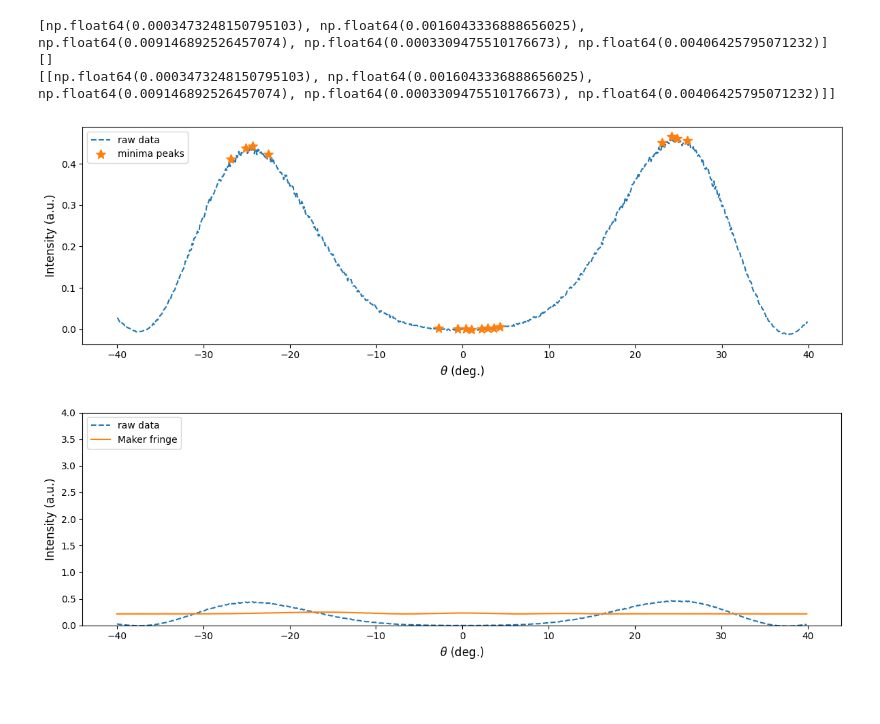
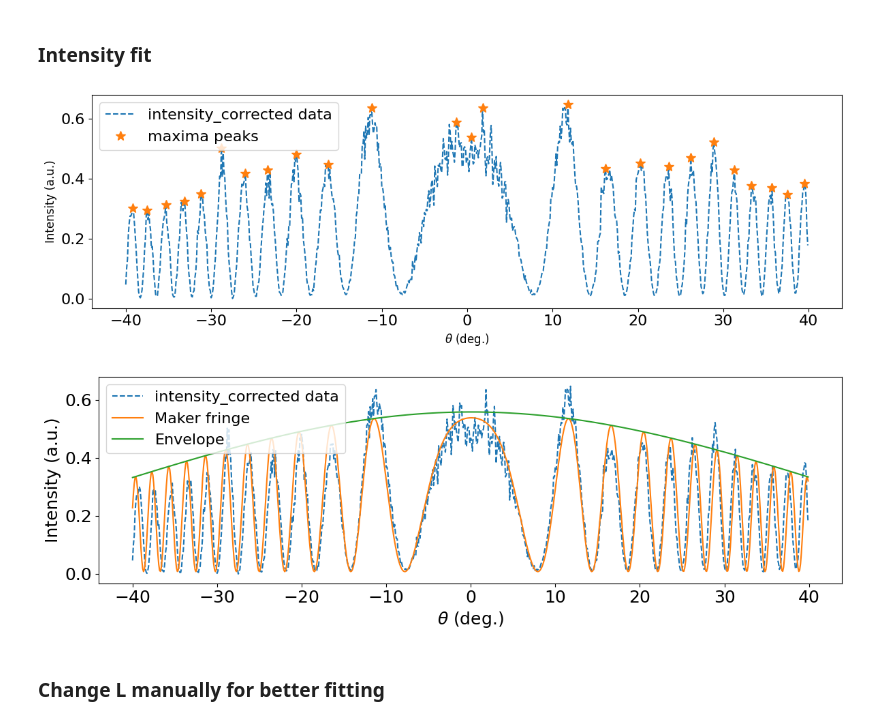
Before and after one commit to ui-kurodai/202510_NLO_measurement, a Jupyter notebook: test_fitting.ipynb, the cells around one changed output. Cells and saved outputs as stored; diff of their text form; code cells hidden in the pictures; blank space fills up the shorter version.

Commit message:
added manual perturbation of L

```diff
--- a/test_fitting.ipynb
+++ b/test_fitting.ipynb
@@ -84,0 +91,6 @@ center position:  -37.53907999999998
+# %%
+try:
+    results = strategy.fit_all()
+except Exception as e:
+    print(f"Error:{e}")
+# results = strategy.fit_all()
@@ -85,7 +99,7 @@ center position:  -37.53907999999998
 # %%
 _, fit_offset = strategy._subtract_offset(analysis.data)
 minima_x = x[fit_offset["minima_idx"]]
-minima_y = raw[fit_offset["minima_idx"]]
+minima_y = intensity_corrected[fit_offset["minima_idx"]]
 offset = fit_offset["offset"]
 print("offset: ",offset)
 
@@ -93,7 +107,7 @@ print("offset: ",offset)
 plt.rcParams['font.size'] = 10
 fig, ax = plt.subplots(figsize=(12, 4))
 
-ax.plot(x, raw, label='raw data', linestyle='--')
+ax.plot(x, intensity_corrected, label='intensity_corrected data', linestyle='--')
 ax.plot(minima_x, minima_y, "*", ms=10, label='minima peaks')
 
 ax.set_xlabel(r'$\theta$ (deg.)', fontsize=12)
@@ -122,0 +177,6 @@ Name: position, dtype: float64
+# %%
+L_fit = strategy._fit_L_small_angle(meta, analysis.data)
+print(f"measured thickness:{analysis.meta["thickness_info"]["t_at_thin_end_mm"]}")
+print(L_fit)
+
+L_override = L_fit["L_mm"]
@@ -150,22 +254,16 @@ plt.show()
-# %%
-print(fit_Lc["dL_pos"])
-print(fit_Lc["dL_neg"])
-print(fit_Lc["parts"])
-# %% [output]
-[np.float64(0.0003473248150795103), np.float64(0.0016043336888656025), np.float64(0.009146892526457074), np.float64(0.0003309475510176673), np.float64(0.00406425795071232)]
-[]
-[[np.float64(0.0003473248150795103), np.float64(0.0016043336888656025), np.float64(0.009146892526457074), np.float64(0.0003309475510176673), np.float64(0.00406425795071232)]]
+# %% [markdown]
+### Intensity fit
 # %%
-_, fit_Pm0 = strategy._fit_Pm0(analysis.data)
+fit_results, fit_Pm0 = strategy._fit_Pm0(analysis.data)
 maxima_x = x[fit_Pm0["maxima_idx"]]
-maxima_y = raw[fit_Pm0["maxima_idx"]]
+maxima_y = intensity_corrected[fit_Pm0["maxima_idx"]]
 
 
 plt.rcParams['font.size'] = 10
 fig, ax = plt.subplots(figsize=(12, 4))
 
-ax.plot(x, raw, label='raw data', linestyle='--')
-ax.plot(maxima_x, maxima_y, "*", ms=10, label='minima peaks')
+ax.plot(x, intensity_corrected, label='intensity_corrected data', linestyle='--')
+ax.plot(maxima_x, maxima_y, "*", ms=10, label='maxima peaks')
 
 ax.set_xlabel(r'$\theta$ (deg.)', fontsize=12)
 ax.set_ylabel('Intensity (a.u.)', fontsize=12)
@@ -177,30 +275,39 @@ fig.tight_layout()
 ax.legend(loc='upper left')
 plt.show()
 # %% [output]
-[figure, old version]
+[figure, new version]
 # %%
-k = results["Pm0"]
-L = results["L_mm"]
+k = fit_results["Pm0"]
+L = L_fit["L_mm"]
 position_centered = strategy.analysis.data["position_centered"]
 
 
 fitted_fringe = k * strategy._maker_fringes(override={"L":L, "theta_deg": position_centered}) \
       + offset
 
+fitted_envelope = k * strategy._maker_fringes(envelope=True, override={"L":L, "theta_deg": position_centered}) \
+      + offset
+
 plt.rcParams['font.size'] = 10
 fig, ax = plt.subplots(figsize=(12, 4))
 
-ax.plot(x, raw, label='raw data', linestyle='--')
+ax.plot(x, intensity_corrected, label='intensity_corrected data', linestyle='--')
 ax.plot(position_centered + center, fitted_fringe, label='Maker fringe')
+ax.plot(position_centered + center, fitted_envelope, label='Envelope')
 
-ax.set_xlabel(r'$\theta$ (deg.)', fontsize=12)
-ax.set_ylabel('Intensity (a.u.)', fontsize=12)
+ax.set_xlabel(r'$\theta$ (deg.)', fontsize=18)
+ax.set_ylabel('Intensity (a.u.)', fontsize=18)
+
+ax.tick_params(axis="both", labelsize=18)
 
 # ax.set_xlim(-20, 20)
-ax.set_ylim(0, 4)
+if np.max(fitted_envelope) > 10.0:
+      ax.set_ylim(0, 10)
 
 fig.tight_layout()
 ax.legend(loc='upper left')
 plt.show()
 # %% [output]
-[figure, old version]
+[figure, new version]
+# %% [markdown]
+### Change L manually for better fitting
```
Also changed, not shown: parts of 25 cells of this notebook, 2 other files.
